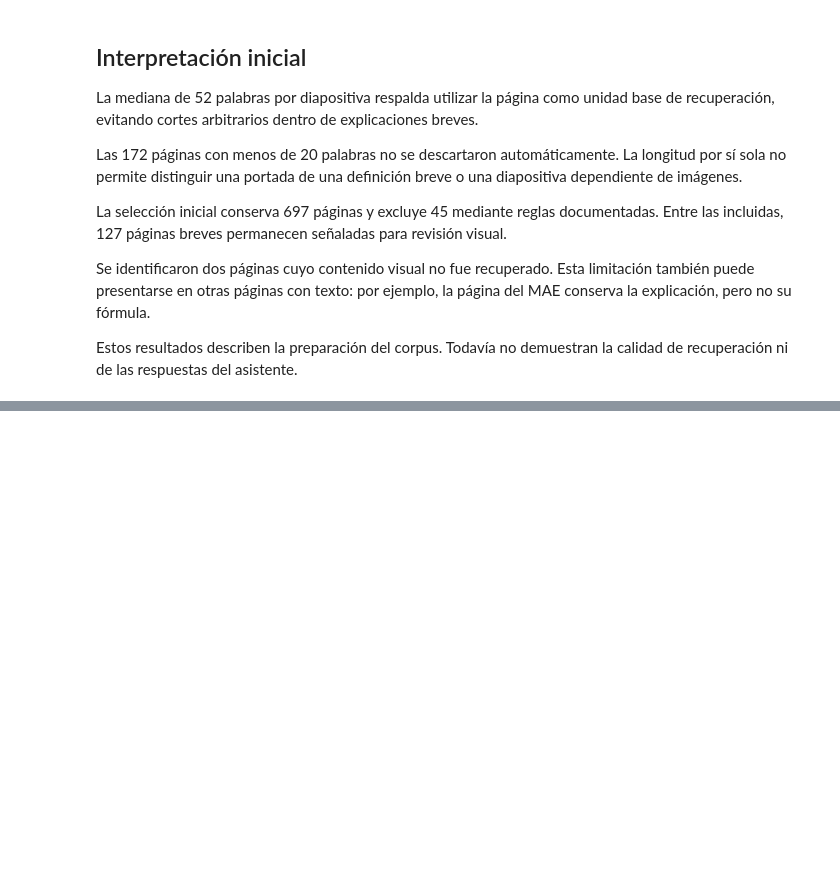
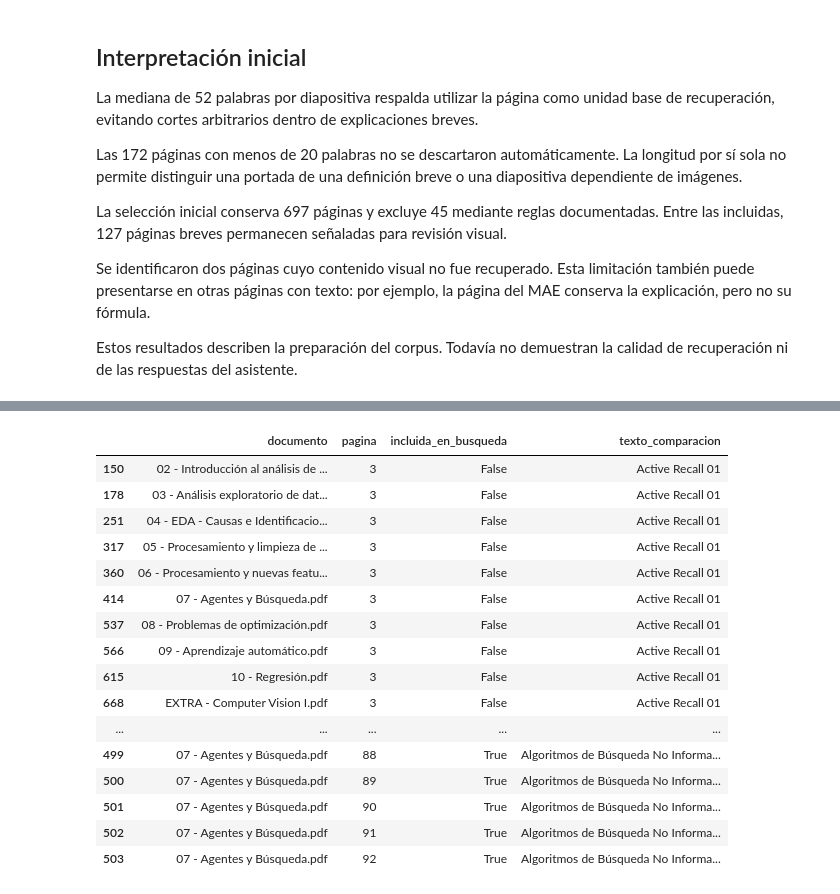
Before and after one commit to JoaBB13/asistente-estudio-ia, a Jupyter notebook: notebooks/01_analisis_corpus.ipynb, the cells around one changed output, grey strips where cells are left out. Drawn from its saved outputs; the diff is of its cells as text; code cells hidden in the pictures; blank space fills up the shorter version.

```diff
--- a/notebooks/01_analisis_corpus.ipynb
+++ b/notebooks/01_analisis_corpus.ipynb
@@ -303,0 +369,43 @@ demuestran la calidad de recuperación ni de las respuestas del asistente.
+# %%
+ids_incluidos = set(corpus["id_fragmento"])
+
+detalle_duplicados = paginas_repetidas[
+    ["documento", "pagina", "id_pagina", "texto_comparacion"]
+].copy()
+
+detalle_duplicados["incluida_en_busqueda"] = (
+    detalle_duplicados["id_pagina"].isin(ids_incluidos)
+)
+
+detalle_duplicados = detalle_duplicados.sort_values(
+    ["texto_comparacion", "documento", "pagina"]
+)
+
+display(
+    detalle_duplicados[
+        [
+            "documento",
+            "pagina",
+            "incluida_en_busqueda",
+            "texto_comparacion",
+        ]
+    ].head(30)
+)
+# %% [output]
+|  | documento | pagina | incluida_en_busqueda | texto_comparacion |
+| 150 | 02 - Introducción al análisis de ... | 3 | False | Active Recall 01 |
+| 178 | 03 - Análisis exploratorio de dat... | 3 | False | Active Recall 01 |
+| 251 | 04 - EDA - Causas e Identificacio... | 3 | False | Active Recall 01 |
+| 317 | 05 - Procesamiento y limpieza de ... | 3 | False | Active Recall 01 |
+| 360 | 06 - Procesamiento y nuevas featu... | 3 | False | Active Recall 01 |
+| 414 | 07 - Agentes y Búsqueda.pdf | 3 | False | Active Recall 01 |
+| 537 | 08 - Problemas de optimización.pdf | 3 | False | Active Recall 01 |
+| 566 | 09 - Aprendizaje automático.pdf | 3 | False | Active Recall 01 |
+| 615 | 10 - Regresión.pdf | 3 | False | Active Recall 01 |
+| 668 | EXTRA - Computer Vision I.pdf | 3 | False | Active Recall 01 |
+| ... | ... | ... | ... | ... |
+| 499 | 07 - Agentes y Búsqueda.pdf | 88 | True | Algoritmos de Búsqueda No Informa... |
+| 500 | 07 - Agentes y Búsqueda.pdf | 89 | True | Algoritmos de Búsqueda No Informa... |
+| 501 | 07 - Agentes y Búsqueda.pdf | 90 | True | Algoritmos de Búsqueda No Informa... |
+| 502 | 07 - Agentes y Búsqueda.pdf | 91 | True | Algoritmos de Búsqueda No Informa... |
+| 503 | 07 - Agentes y Búsqueda.pdf | 92 | True | Algoritmos de Búsqueda No Informa... |
```
Also changed, not shown: parts of 6 cells of this notebook.
